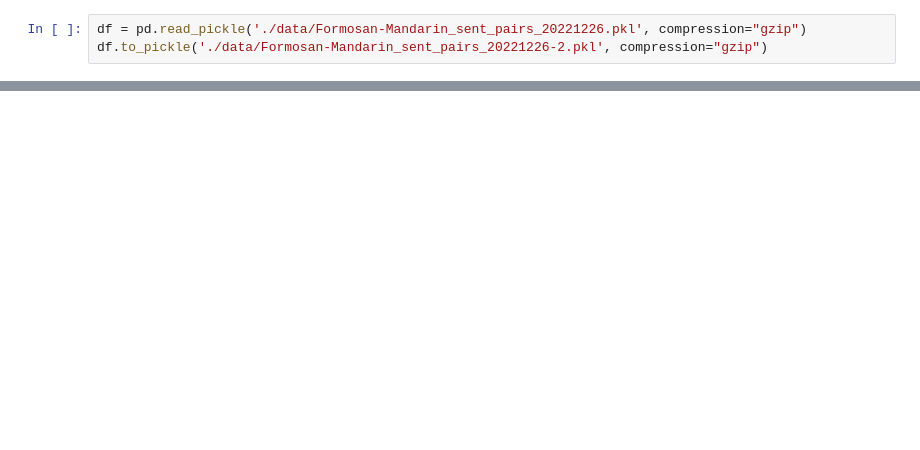
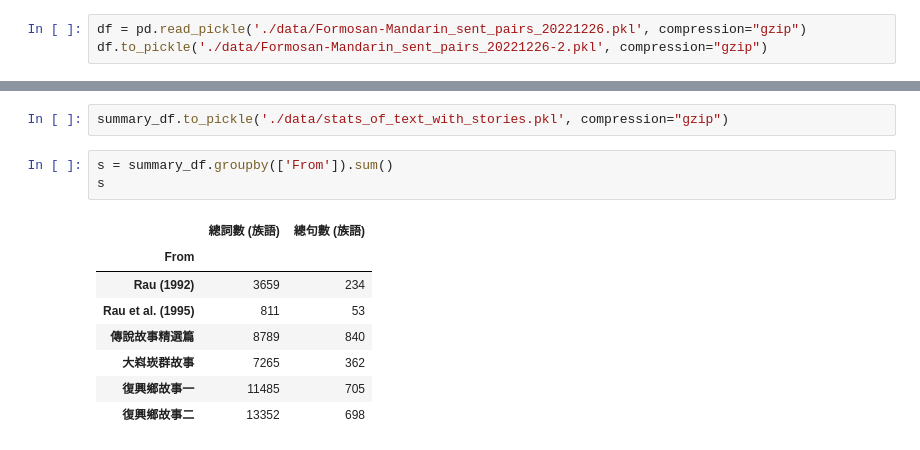
Before and after one commit to puerdon/Formosan-languages, a Jupyter notebook: check_and_update_pkl.ipynb, the cells around one changed output, grey strips where cells are left out. Saved outputs shown, nothing was run; the diff lists cells and outputs as text; blank space fills up the shorter version.

```diff
--- a/check_and_update_pkl.ipynb
+++ b/check_and_update_pkl.ipynb
@@ -595,0 +686,14 @@ Name: Ab, dtype: object
+# %%
+summary_df.to_pickle('./data/stats_of_text_with_stories.pkl', compression="gzip")
+# %%
+s = summary_df.groupby(['From']).sum()
+s
+# %% [output]
+|  | 總詞數 (族語) | 總句數 (族語) |
+| From |  |  |
+| Rau (1992) | 3659 | 234 |
+| Rau et al. (1995) | 811 | 53 |
+| 傳說故事精選篇 | 8789 | 840 |
+| 大嵙崁群故事 | 7265 | 362 |
+| 復興鄉故事一 | 11485 | 705 |
+| 復興鄉故事二 | 13352 | 698 |
```
Also changed, not shown: parts of 23 cells of this notebook, 12 other files.
